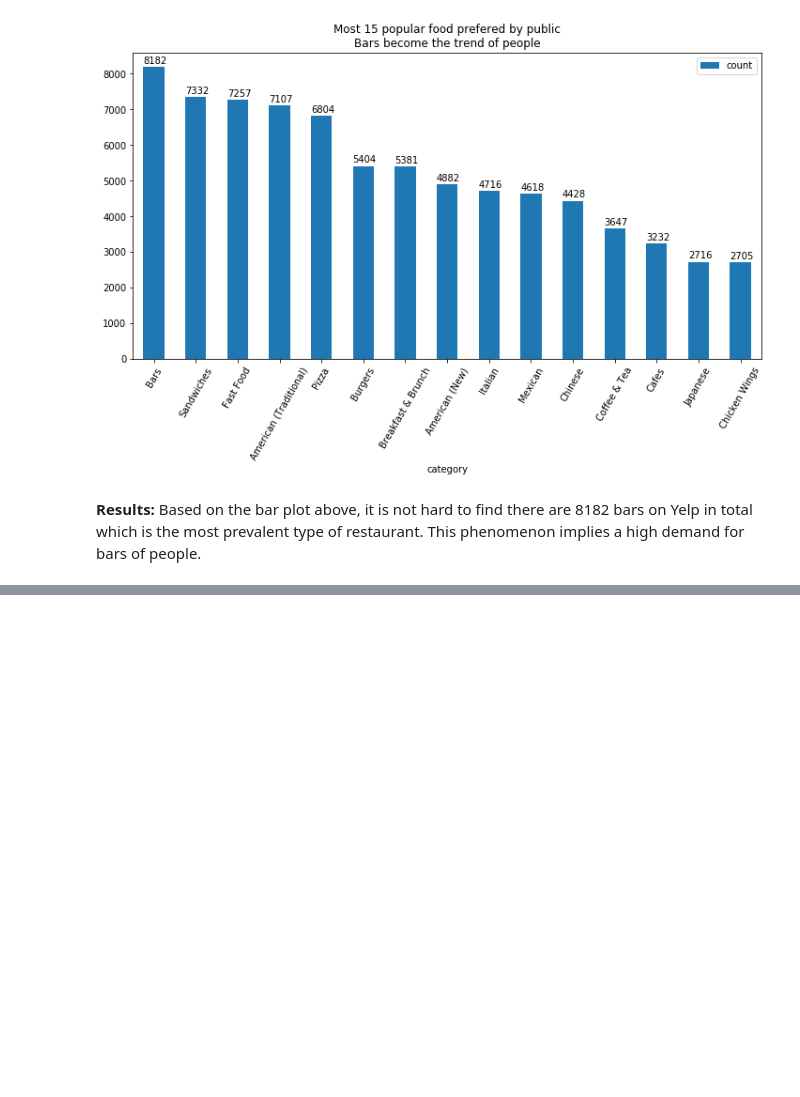
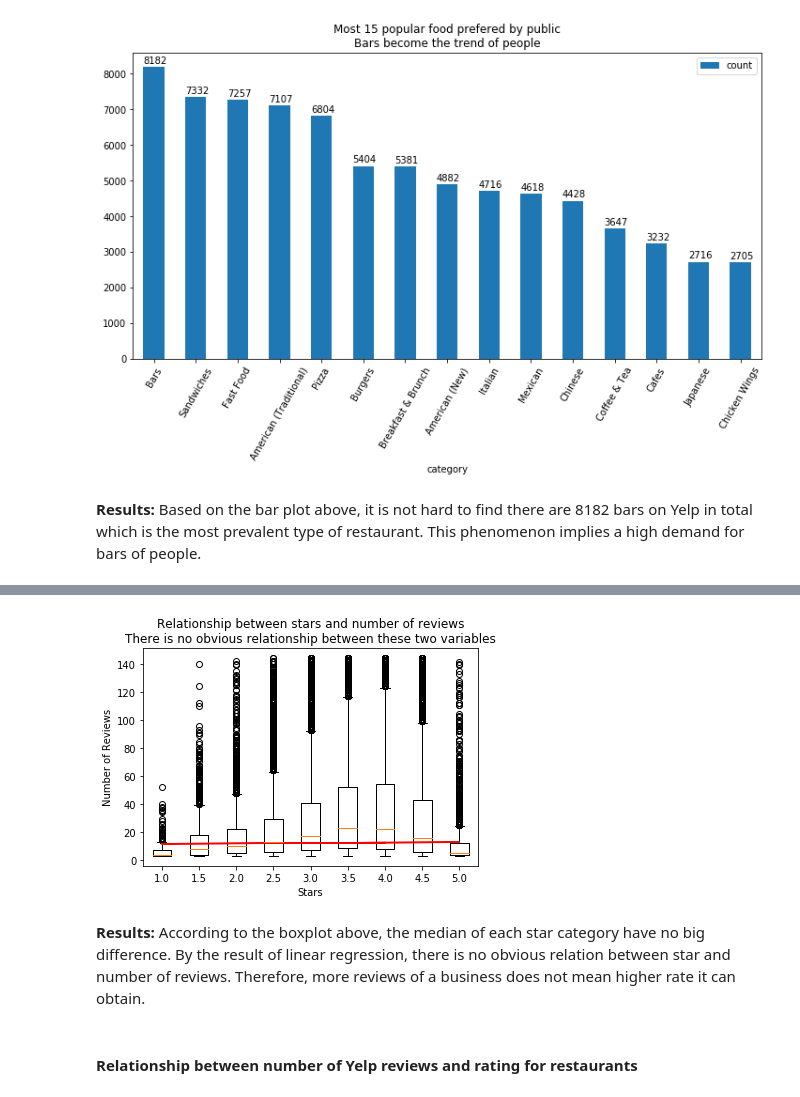
Before and after one commit to wsxwsx543/Yelp-Exploring, a Jupyter notebook: assignment2.ipynb, the cells around one changed output, grey strips where cells are left out. Saved outputs shown, nothing was run; the diff lists cells and outputs as text; code cells hidden in the pictures; blank space fills up the shorter version.

```diff
--- a/assignment2.ipynb
+++ b/assignment2.ipynb
@@ -280,9 +282,14 @@ According to the result above, restaurants is the most frequent business registe
 
 Limitation of this method is similar to the last one. Categories are complex and messy, it is easy to have relation between one or more categories. For example bars often represents nightlife, cages may indicate Coffee & Tea, in this way, some also may be missed which means some restaurants are counted as cafe but not coffee & tea. This may have influence on our result.
 # %%
-business_without_na = business[business.categories.isna() == False].reset_index(drop=True)
-restaurants = business_without_na[business_without_na['categories'].apply(lambda x: 'Restaurants' in x)].reset_index(drop=True)
+# Delete rows with np.nan in categories column.
+business_categories_without_na = business[business.categories.isna() == False].reset_index(drop=True)
+
+# Find those business are restaurants
+restaurants = business_categories_without_na[business_without_na['categories'].apply(lambda x: 'Restaurants' in x)].reset_index(drop=True)
 restaurants_categories = extract_categories(restaurants)
+
+# Delete repeated or unnecessary keys in restaurants_categories
 del restaurants_categories['Restaurants']
 del restaurants_categories['Food']
 del restaurants_categories['Nightlife']
@@ -304,0 +400,42 @@ Based on the bar plot above, it is not hard to find there are 8182 bars on Yelp
+# %%
+# Remove outliers in the review_count column
+review_count_without_outliers = remove_outliers(business, 'review_count')
+
+# Build a new dictionary for each star rate as keys and number of reviews as values.
+star_review = {}
+for i in range(len(review_count_without_outliers)):
+    if review_count_without_outliers.stars[i] not in star_review:
+        star_review[review_count_without_outliers.stars[i]] = []
+    star_review[review_count_without_outliers.stars[i]].append(review_count_without_outliers.review_count[i])
+
+# Sort the dictionary by key.
+sorted_keys = sorted(star_review.keys())
+sorted_star_review = {}
+for key in sorted_keys:
+    sorted_star_review[key] = star_review[key]
+
+labels, data = sorted_star_review.keys(), sorted_star_review.values()
+# %%
+# Do linear regression between stars and review_count
+linear_regressor = LinearRegression()
+X = review_count_without_outliers.stars.values.reshape(-1, 1)
+Y = review_count_without_outliers.review_count.values.reshape(-1, 1)
+linear_regressor.fit(X, Y)
+Y_pred = linear_regressor.predict(X)
+
+# Visualize the result.
+plt.boxplot(data)
+plt.xticks(range(1, len(labels) + 1), labels)
+plt.plot(2 * X - 1, Y_pred, color='red')
+plt.title('Relationship between stars and number of reviews\nThere is no obvious relationship between these two variables')
+plt.xlabel('Stars')
+plt.ylabel('Number of Reviews')
+
+plt.show()
+# %% [output]
+[figure, added]
+# %% [markdown]
+**Results:**
+According to the boxplot above, the median of each star category have no big difference. By the result of linear regression, there is no obvious relation between star and number of reviews. Therefore, more reviews of a business does not mean higher rate it can obtain.
+# %% [markdown]
+#### Relationship between number of Yelp reviews and rating for restaurants
```
Also changed, not shown: parts of 19 cells of this notebook.
